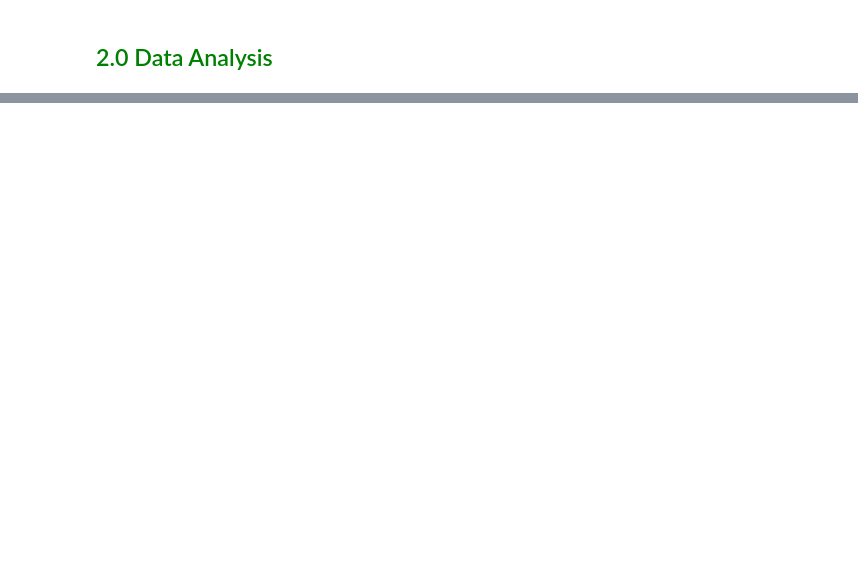
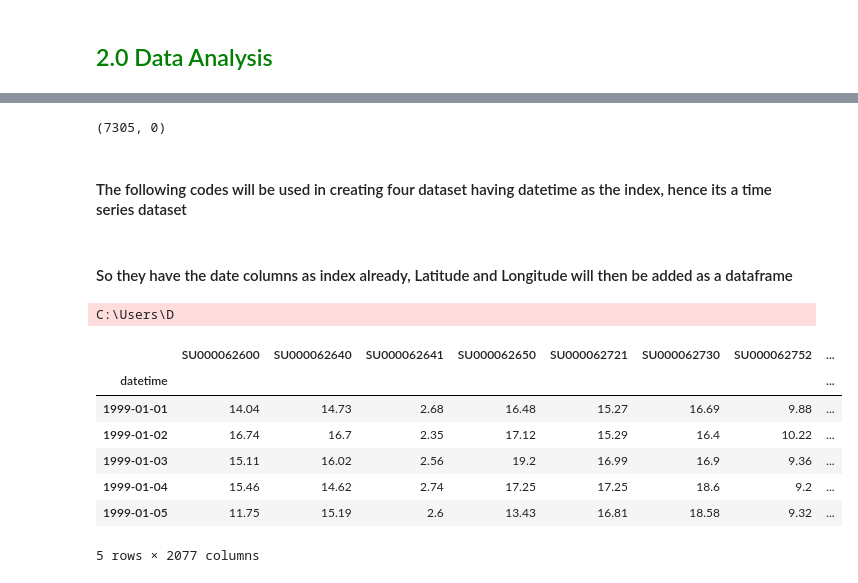
Before and after one commit to Gbekoilias/Eonflux_Capstone_Project_HDSC_FALL_23, a Jupyter notebook: Data_merging.ipynb, the cells around one changed output, grey strips where cells are left out. Drawn from its saved outputs; the diff is of its cells as text; code cells hidden in the pictures; blank space fills up the shorter version.

```diff
--- a/Data_merging.ipynb
+++ b/Data_merging.ipynb
@@ -200,0 +255,5 @@ station_df(stations[0])
+# %%
+#create an empty daframe
+df_analyze = pd.DataFrame()
+#place datetime column and index of this new dataframe
+df_analyze = df_analyze.assign(datetime=df_min_temp_stations.index).set_index('datetime')
@@ -200,0 +270,25 @@ station_df(stations[0])
+# %%
+df_analyze.shape
+# %% [output]
+(7305, 0)
+# %% [markdown]
+#### The following codes will be used in creating four dataset having datetime as the index, hence its a time series dataset
+# %% [markdown]
+#### So they have the date columns as index already, Latitude and Longitude will then be added as a dataframe
+# %%
+#make station as column headers in df_analyze
+for station in stations:
+    df_analyze[station]=station_df(station)['Temp_range']
+# %% [output]
+C:\Users\D
+# %%
+df_analyze.head()
+# %% [output]
+|  | SU000062600 | SU000062640 | SU000062641 | SU000062650 | SU000062721 | SU000062730 | SU000062752 | ... |
+| datetime |  |  |  |  |  |  |  | ... |
+| 1999-01-01 | 14.04 | 14.73 | 2.68 | 16.48 | 15.27 | 16.69 | 9.88 | ... |
+| 1999-01-02 | 16.74 | 16.7 | 2.35 | 17.12 | 15.29 | 16.4 | 10.22 | ... |
+| 1999-01-03 | 15.11 | 16.02 | 2.56 | 19.2 | 16.99 | 16.9 | 9.36 | ... |
+| 1999-01-04 | 15.46 | 14.62 | 2.74 | 17.25 | 17.25 | 18.6 | 9.2 | ... |
+| 1999-01-05 | 11.75 | 15.19 | 2.6 | 13.43 | 16.81 | 18.58 | 9.32 | ... |
+5 rows × 2077 columns
```
Also changed, not shown: parts of 24 cells of this notebook.
